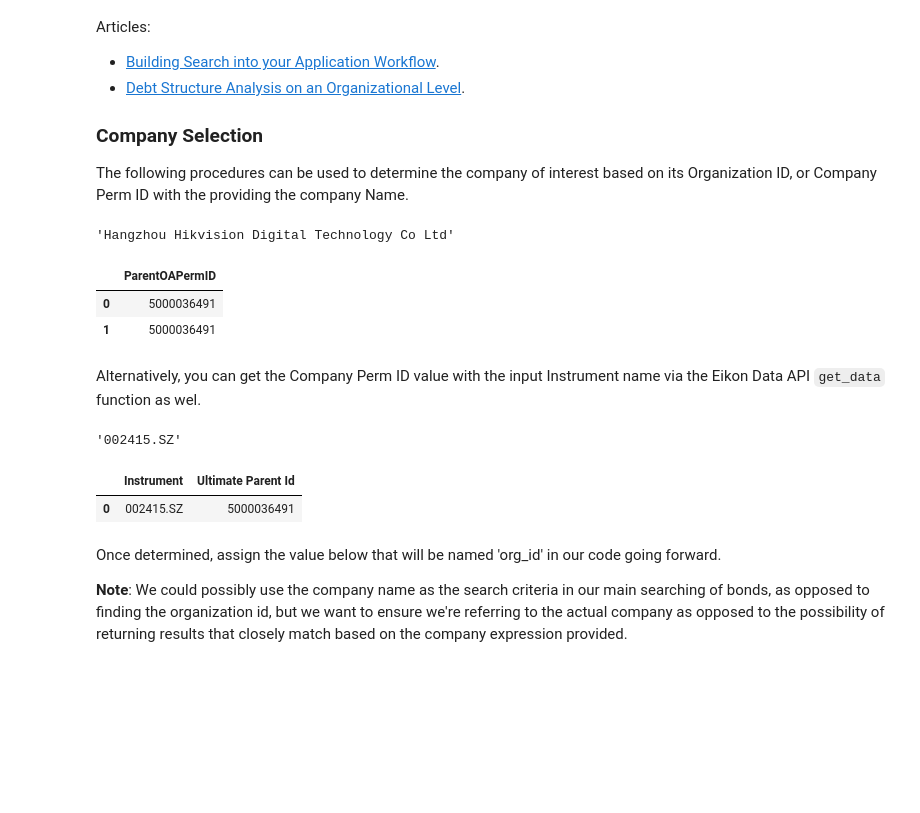
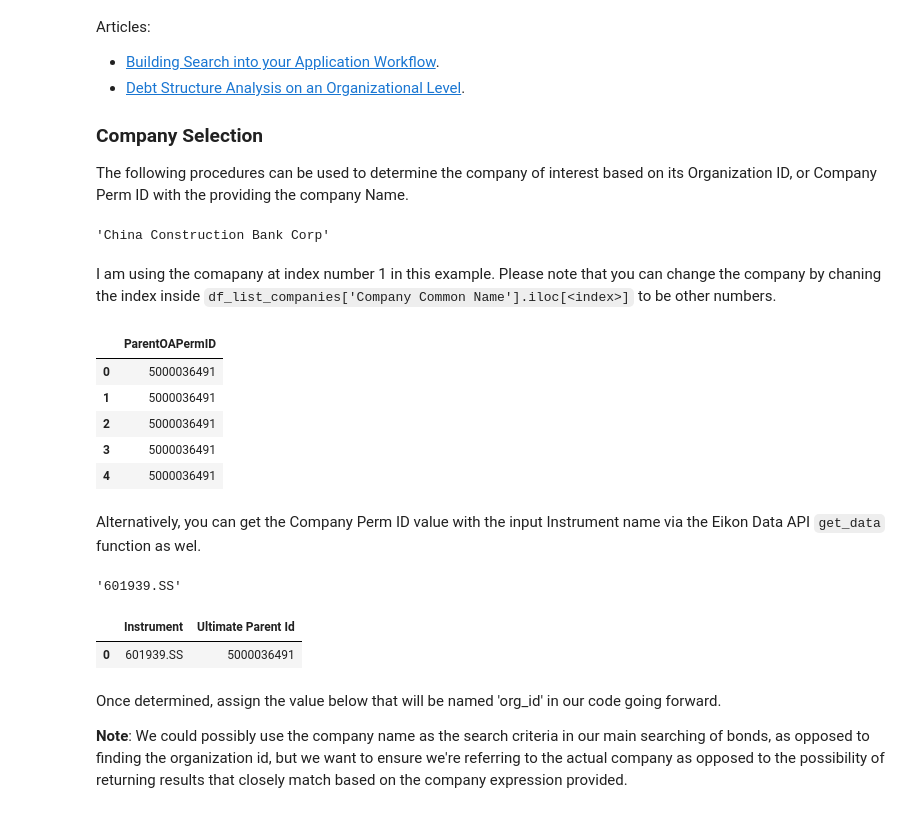
Before and after one commit to LSEG-API-Samples/Workflow.EikonAPI.RDPLibrary.Python.ESGBondSearch, a Jupyter notebook: CodeBook/ESG_Screener_RDP_Search.ipynb, the cells around one changed output. Saved outputs shown, nothing was run; the diff lists cells and outputs as text; code cells hidden in the pictures; blank space fills up the shorter version.

````diff
--- a/CodeBook/ESG_Screener_RDP_Search.ipynb
+++ b/CodeBook/ESG_Screener_RDP_Search.ipynb
@@ -102,35 +104,40 @@ Articles:
 ### Company Selection
 The following procedures can be used to determine the company of interest based on its Organization ID, or Company Perm ID with the providing the company Name.
 # %%
-df_list_companies['Company Common Name'].iloc[0]
+df_list_companies['Company Common Name'].iloc[1]
 # %% [output]
-'Hangzhou Hikvision Digital Technology Co Ltd'
+'China Construction Bank Corp'
+# %% [markdown]
+I am using the comapany at index number 1 in this example. Please note that you can change the company by chaning the index inside ```df_list_companies['Company Common Name'].iloc[<index>]``` to be other numbers.
 # %%
 # Determine the organization ID using Search.
 df_company_permID = rdp.search(
     view = rdp.SearchViews.GovCorpInstruments,
     top = 5,
-    query= df_list_companies['Company Common Name'].iloc[0],
+    query= df_list_companies['Company Common Name'].iloc[1],
     filter = "ParentOAPermID ne null",
     select = 'ParentOAPermID'
 )
 df_company_permID
 # %% [output]
 |  | ParentOAPermID |
 | 0 | 5000036491 |
 | 1 | 5000036491 |
+| 2 | 5000036491 |
+| 3 | 5000036491 |
+| 4 | 5000036491 |
 # %% [markdown]
 Alternatively, you can get the Company Perm ID value with the input Instrument name via the Eikon Data API ```get_data``` function as wel.
 # %%
-df_list_companies['Instrument'].iloc[0]
+df_list_companies['Instrument'].iloc[1]
 # %% [output]
-'002415.SZ'
+'601939.SS'
 # %%
-df, err = ek.get_data(df_list_companies['Instrument'].iloc[0], 'TR.UltimateParentId')
+df, err = ek.get_data(df_list_companies['Instrument'].iloc[1], 'TR.UltimateParentId')
 df
 # %% [output]
 |  | Instrument | Ultimate Parent Id |
-| 0 | 002415.SZ | 5000036491 |
+| 0 | 601939.SS | 5000036491 |
 # %% [markdown]
 Once determined, assign the value below that will be named 'org_id' in our code going forward.
 
````
Also changed, not shown: parts of 8 cells of this notebook, 2 other files.
